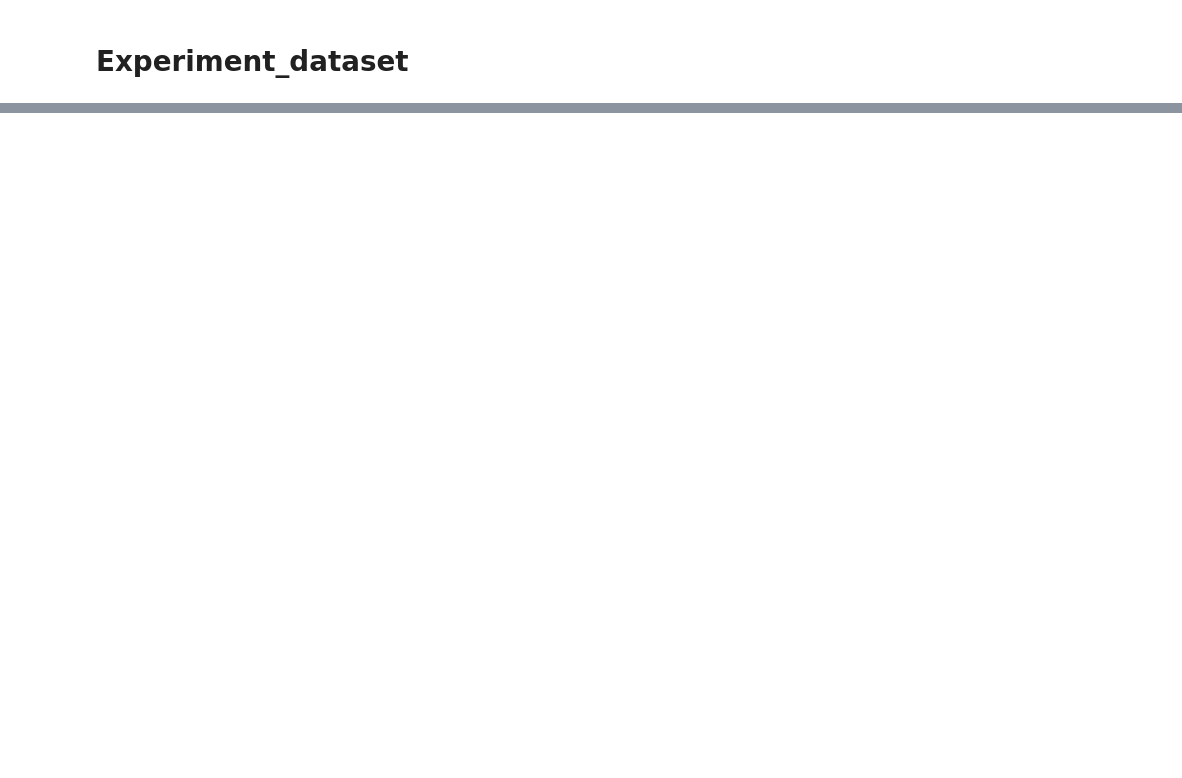
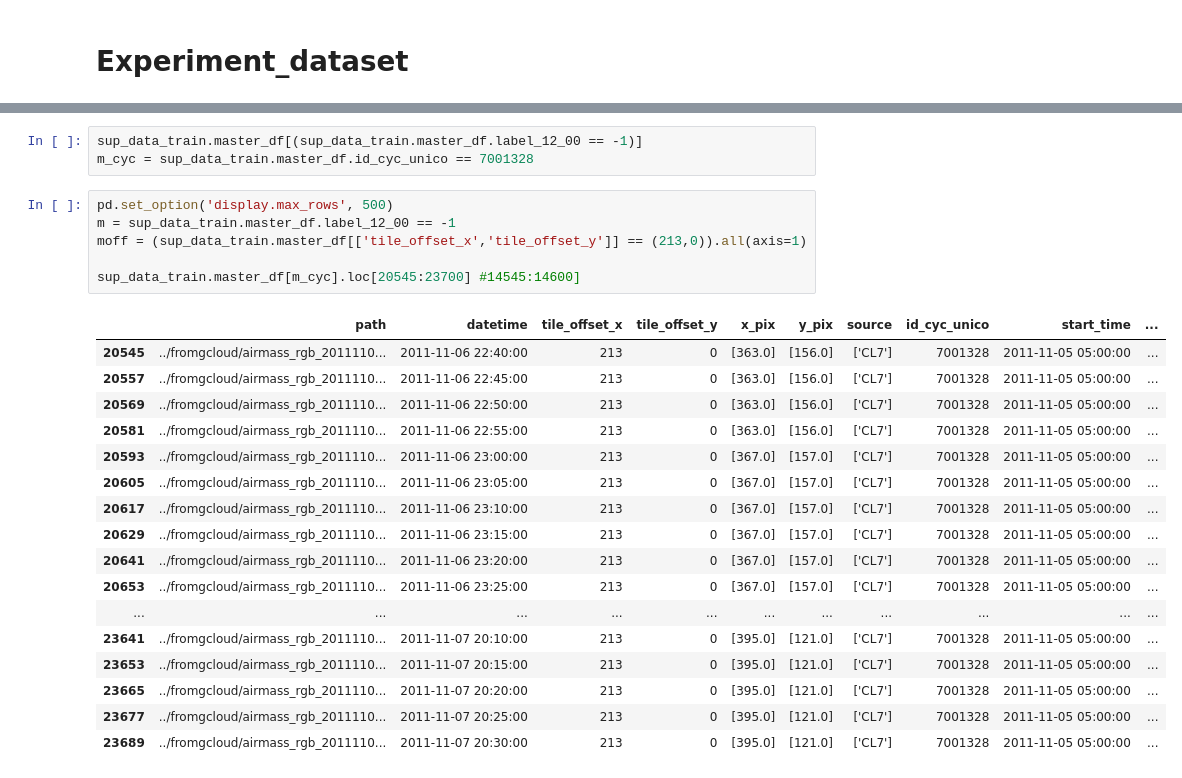
Before and after one commit to dandarm/VideoMAEv2, a Jupyter notebook: Experiment_dataset.ipynb, the cells around one changed output, grey strips where cells are left out. Saved outputs shown, nothing was run; the diff lists cells and outputs as text; blank space fills up the shorter version.

```diff
--- a/Experiment_dataset.ipynb
+++ b/Experiment_dataset.ipynb
@@ -24,0 +51,27 @@ sup_data_train.master_df
+# %%
+sup_data_train.master_df[(sup_data_train.master_df.label_12_00 == -1)]
+m_cyc = sup_data_train.master_df.id_cyc_unico == 7001328
+# %%
+pd.set_option('display.max_rows', 500)
+m = sup_data_train.master_df.label_12_00 == -1
+moff = (sup_data_train.master_df[['tile_offset_x','tile_offset_y']] == (213,0)).all(axis=1)
+
+sup_data_train.master_df[m_cyc].loc[20545:23700] #14545:14600]
+# %% [output]
+|  | path | datetime | tile_offset_x | tile_offset_y | x_pix | y_pix | source | id_cyc_unico | start_time | ... |
+| 20545 | ../fromgcloud/airmass_rgb_2011110... | 2011-11-06 22:40:00 | 213 | 0 | [363.0] | [156.0] | ['CL7'] | 7001328 | 2011-11-05 05:00:00 | ... |
+| 20557 | ../fromgcloud/airmass_rgb_2011110... | 2011-11-06 22:45:00 | 213 | 0 | [363.0] | [156.0] | ['CL7'] | 7001328 | 2011-11-05 05:00:00 | ... |
+| 20569 | ../fromgcloud/airmass_rgb_2011110... | 2011-11-06 22:50:00 | 213 | 0 | [363.0] | [156.0] | ['CL7'] | 7001328 | 2011-11-05 05:00:00 | ... |
+| 20581 | ../fromgcloud/airmass_rgb_2011110... | 2011-11-06 22:55:00 | 213 | 0 | [363.0] | [156.0] | ['CL7'] | 7001328 | 2011-11-05 05:00:00 | ... |
+| 20593 | ../fromgcloud/airmass_rgb_2011110... | 2011-11-06 23:00:00 | 213 | 0 | [367.0] | [157.0] | ['CL7'] | 7001328 | 2011-11-05 05:00:00 | ... |
+| 20605 | ../fromgcloud/airmass_rgb_2011110... | 2011-11-06 23:05:00 | 213 | 0 | [367.0] | [157.0] | ['CL7'] | 7001328 | 2011-11-05 05:00:00 | ... |
+| 20617 | ../fromgcloud/airmass_rgb_2011110... | 2011-11-06 23:10:00 | 213 | 0 | [367.0] | [157.0] | ['CL7'] | 7001328 | 2011-11-05 05:00:00 | ... |
+| 20629 | ../fromgcloud/airmass_rgb_2011110... | 2011-11-06 23:15:00 | 213 | 0 | [367.0] | [157.0] | ['CL7'] | 7001328 | 2011-11-05 05:00:00 | ... |
+| 20641 | ../fromgcloud/airmass_rgb_2011110... | 2011-11-06 23:20:00 | 213 | 0 | [367.0] | [157.0] | ['CL7'] | 7001328 | 2011-11-05 05:00:00 | ... |
+| 20653 | ../fromgcloud/airmass_rgb_2011110... | 2011-11-06 23:25:00 | 213 | 0 | [367.0] | [157.0] | ['CL7'] | 7001328 | 2011-11-05 05:00:00 | ... |
+| ... | ... | ... | ... | ... | ... | ... | ... | ... | ... | ... |
+| 23641 | ../fromgcloud/airmass_rgb_2011110... | 2011-11-07 20:10:00 | 213 | 0 | [395.0] | [121.0] | ['CL7'] | 7001328 | 2011-11-05 05:00:00 | ... |
+| 23653 | ../fromgcloud/airmass_rgb_2011110... | 2011-11-07 20:15:00 | 213 | 0 | [395.0] | [121.0] | ['CL7'] | 7001328 | 2011-11-05 05:00:00 | ... |
+| 23665 | ../fromgcloud/airmass_rgb_2011110... | 2011-11-07 20:20:00 | 213 | 0 | [395.0] | [121.0] | ['CL7'] | 7001328 | 2011-11-05 05:00:00 | ... |
+| 23677 | ../fromgcloud/airmass_rgb_2011110... | 2011-11-07 20:25:00 | 213 | 0 | [395.0] | [121.0] | ['CL7'] | 7001328 | 2011-11-05 05:00:00 | ... |
+| 23689 | ../fromgcloud/airmass_rgb_2011110... | 2011-11-07 20:30:00 | 213 | 0 | [395.0] | [121.0] | ['CL7'] | 7001328 | 2011-11-05 05:00:00 | ... |
```
Also changed, not shown: parts of 9 cells of this notebook, 8 other files.
